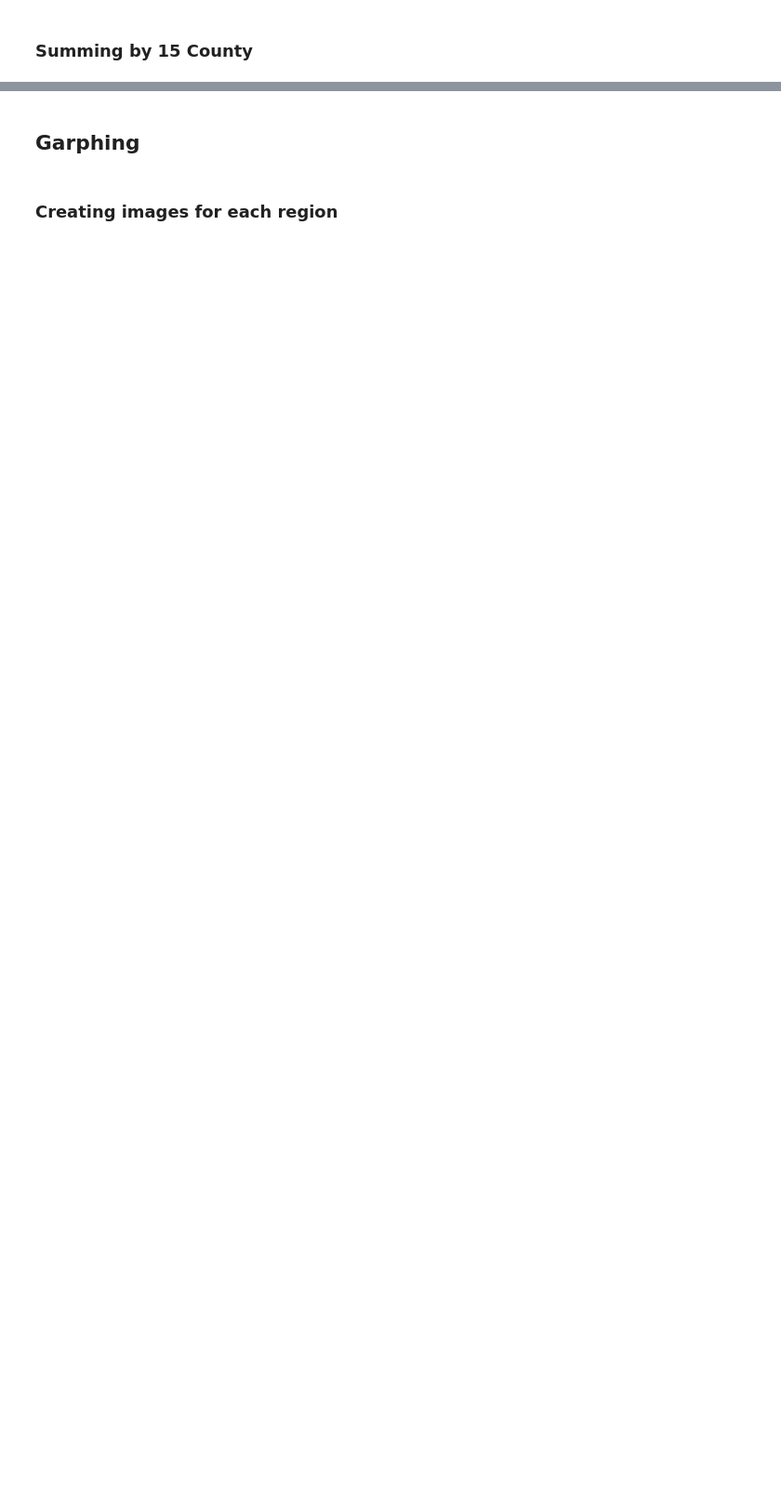
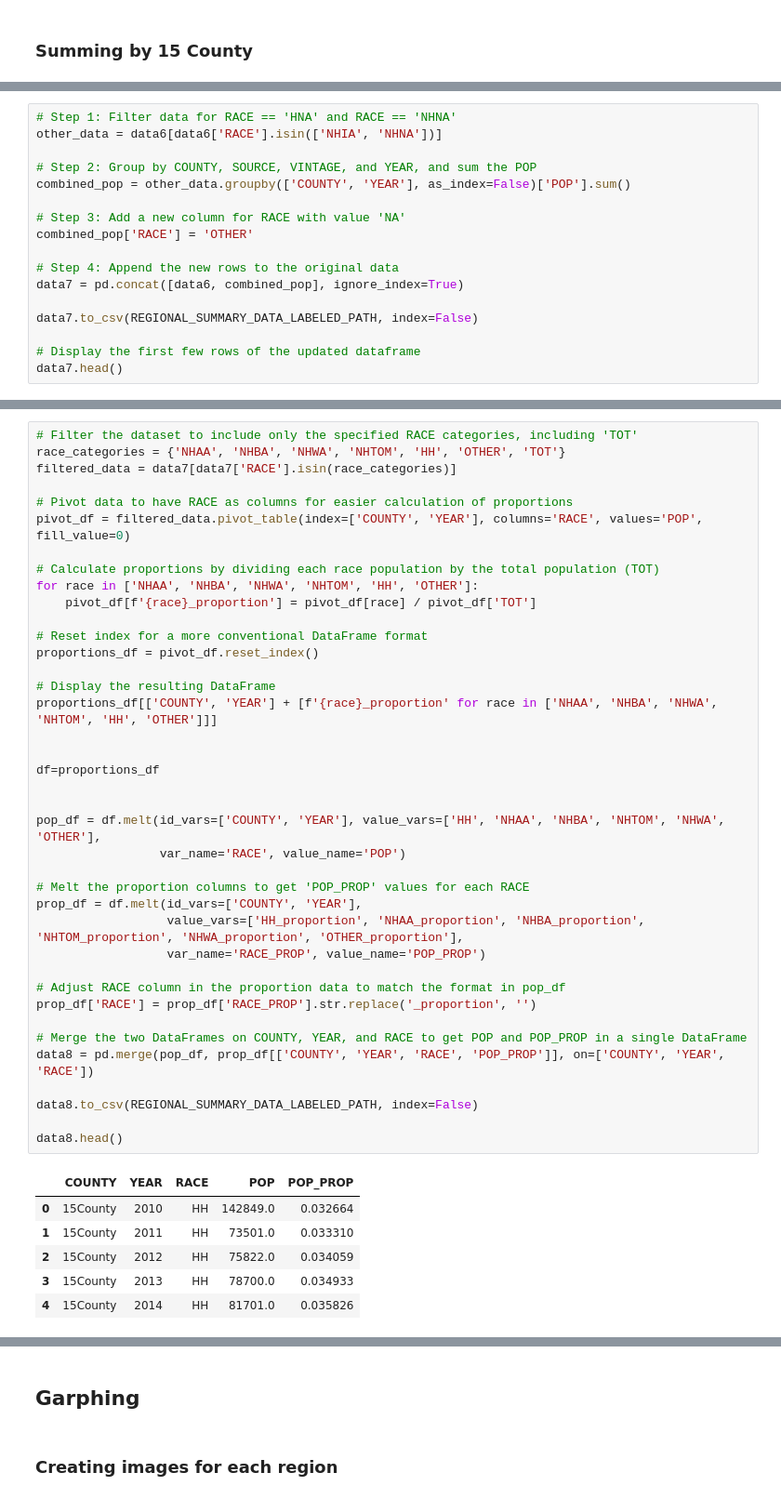
Before and after one commit to olivergwynn/makingInsights, a Jupyter notebook: makingInsights.ipynb, the cells around one changed output, grey strips where cells are left out. Shown at 93% size. Drawn from its saved outputs; the diff is of its cells as text; blank space fills up the shorter version.

```diff
--- a/makingInsights.ipynb
+++ b/makingInsights.ipynb
@@ -176,0 +162,17 @@ See the caveats in the documentation: https://pandas.pydata.org/pandas-docs/stab
+# %%
+# Step 1: Filter data for RACE == 'HNA' and RACE == 'NHNA'
+other_data = data6[data6['RACE'].isin(['NHIA', 'NHNA'])]
+
+# Step 2: Group by COUNTY, SOURCE, VINTAGE, and YEAR, and sum the POP
+combined_pop = other_data.groupby(['COUNTY', 'YEAR'], as_index=False)['POP'].sum()
+
+# Step 3: Add a new column for RACE with value 'NA'
+combined_pop['RACE'] = 'OTHER'
+
+# Step 4: Append the new rows to the original data
+data7 = pd.concat([data6, combined_pop], ignore_index=True)
+
+data7.to_csv(REGIONAL_SUMMARY_DATA_LABELED_PATH, index=False)
+
+# Display the first few rows of the updated dataframe
+data7.head()
@@ -176,0 +188,46 @@ See the caveats in the documentation: https://pandas.pydata.org/pandas-docs/stab
+# %%
+# Filter the dataset to include only the specified RACE categories, including 'TOT'
+race_categories = {'NHAA', 'NHBA', 'NHWA', 'NHTOM', 'HH', 'OTHER', 'TOT'}
+filtered_data = data7[data7['RACE'].isin(race_categories)]
+
+# Pivot data to have RACE as columns for easier calculation of proportions
+pivot_df = filtered_data.pivot_table(index=['COUNTY', 'YEAR'], columns='RACE', values='POP', fill_value=0)
+
+# Calculate proportions by dividing each race population by the total population (TOT)
+for race in ['NHAA', 'NHBA', 'NHWA', 'NHTOM', 'HH', 'OTHER']:
+    pivot_df[f'{race}_proportion'] = pivot_df[race] / pivot_df['TOT']
+
+# Reset index for a more conventional DataFrame format
+proportions_df = pivot_df.reset_index()
+
+# Display the resulting DataFrame
+proportions_df[['COUNTY', 'YEAR'] + [f'{race}_proportion' for race in ['NHAA', 'NHBA', 'NHWA', 'NHTOM', 'HH', 'OTHER']]]
+
+
+df=proportions_df
+
+
+pop_df = df.melt(id_vars=['COUNTY', 'YEAR'], value_vars=['HH', 'NHAA', 'NHBA', 'NHTOM', 'NHWA', 'OTHER'],
+                 var_name='RACE', value_name='POP')
+
+# Melt the proportion columns to get 'POP_PROP' values for each RACE
+prop_df = df.melt(id_vars=['COUNTY', 'YEAR'],
+                  value_vars=['HH_proportion', 'NHAA_proportion', 'NHBA_proportion', 'NHTOM_proportion', 'NHWA_proportion', 'OTHER_proportion'],
+                  var_name='RACE_PROP', value_name='POP_PROP')
+
+# Adjust RACE column in the proportion data to match the format in pop_df
+prop_df['RACE'] = prop_df['RACE_PROP'].str.replace('_proportion', '')
+
+# Merge the two DataFrames on COUNTY, YEAR, and RACE to get POP and POP_PROP in a single DataFrame
+data8 = pd.merge(pop_df, prop_df[['COUNTY', 'YEAR', 'RACE', 'POP_PROP']], on=['COUNTY', 'YEAR', 'RACE'])
+
+data8.to_csv(REGIONAL_SUMMARY_DATA_LABELED_PATH, index=False)
+
+data8.head()
+# %% [output]
+|  | COUNTY | YEAR | RACE | POP | POP_PROP |
+| 0 | 15County | 2010 | HH | 142849.0 | 0.032664 |
+| 1 | 15County | 2011 | HH | 73501.0 | 0.033310 |
+| 2 | 15County | 2012 | HH | 75822.0 | 0.034059 |
+| 3 | 15County | 2013 | HH | 78700.0 | 0.034933 |
+| 4 | 15County | 2014 | HH | 81701.0 | 0.035826 |
```
Also changed, not shown: parts of 22 cells of this notebook.
